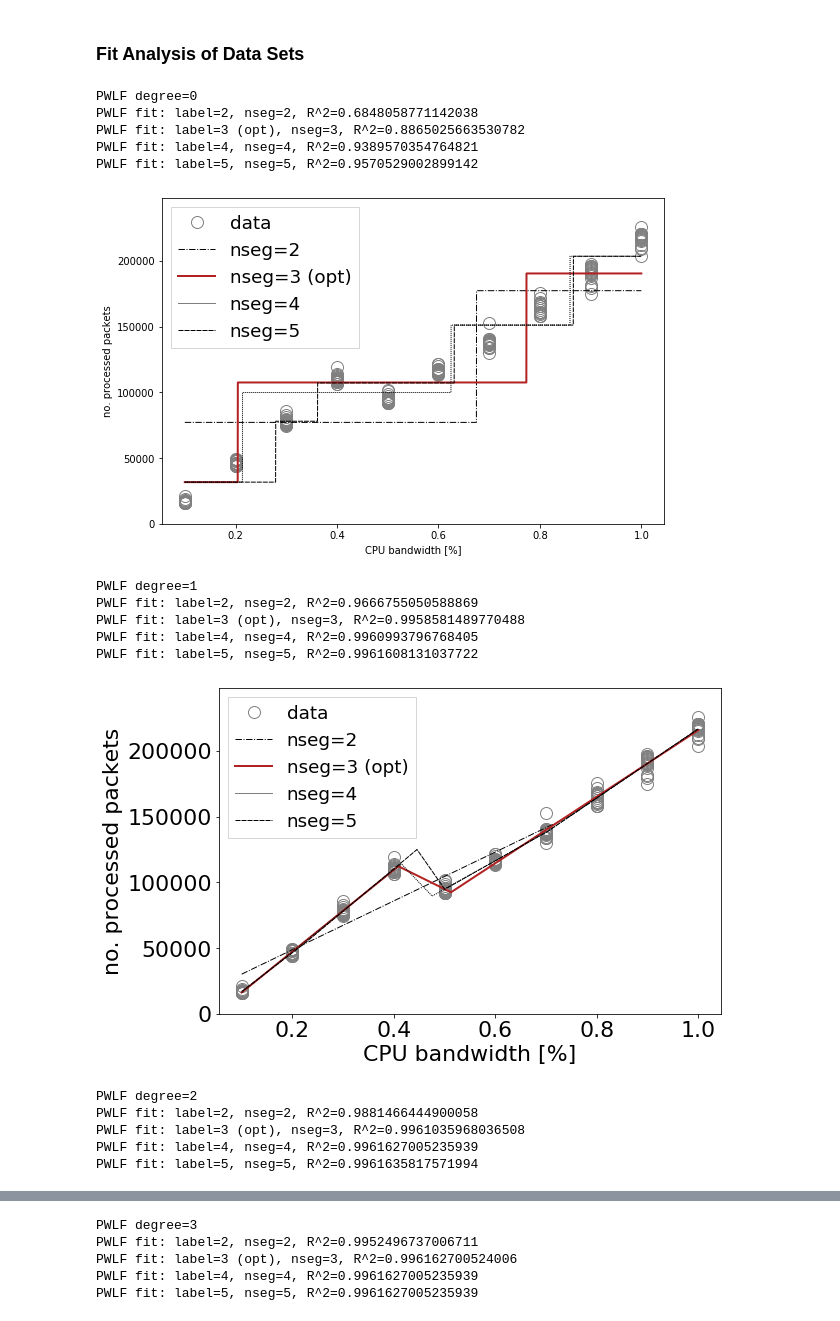
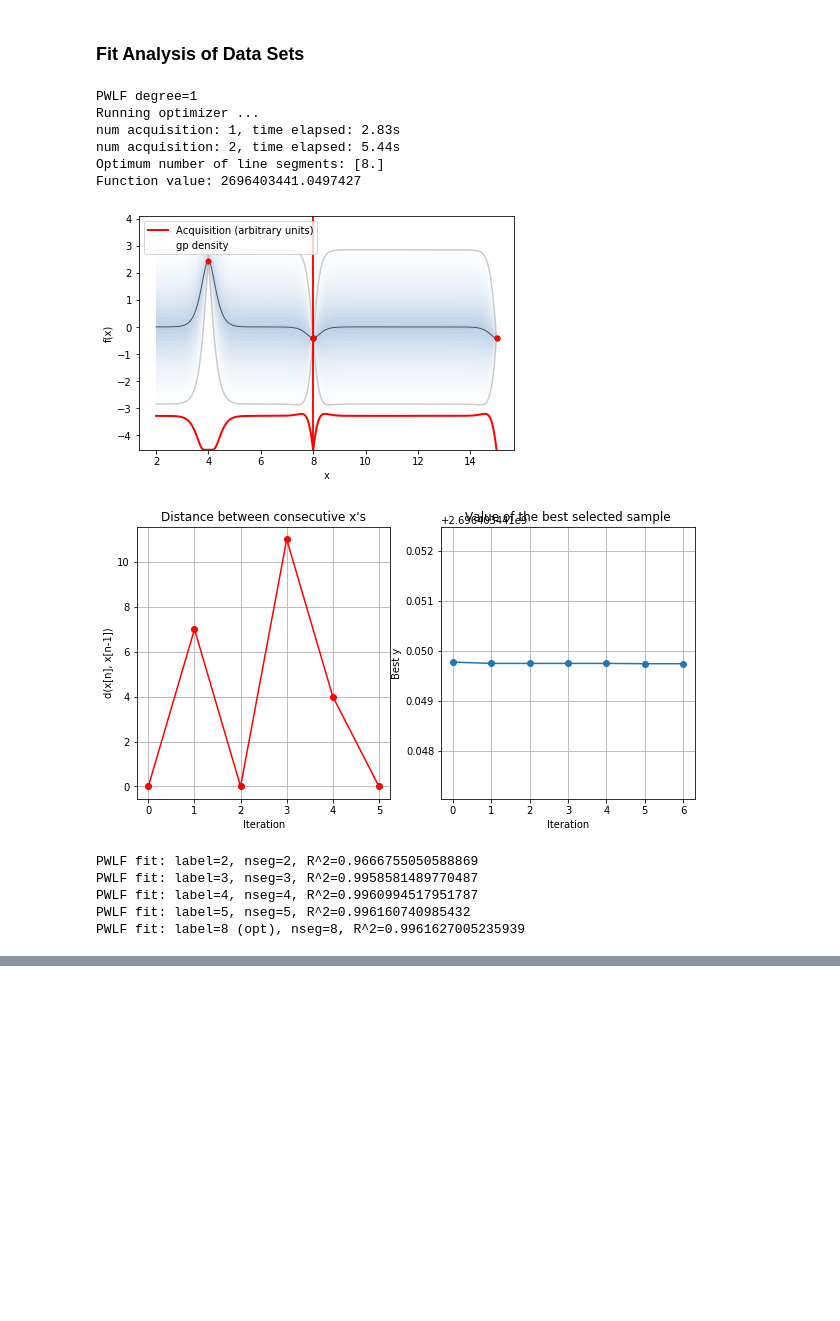
Before and after one commit to sndzoo/analysis, a Jupyter notebook: piecewise_linear_approx_analysis.ipynb, the cells around one changed output, grey strips where cells are left out. Drawn from its saved outputs; the diff is of its cells as text; code cells hidden in the pictures; blank space fills up the shorter version.

Commit message:
Added first approach of segment number optimization
Signed-off-by: peusterm <manuel.peuster@uni-paderborn.de>

```diff
--- a/piecewise_linear_approx_analysis.ipynb
+++ b/piecewise_linear_approx_analysis.ipynb
@@ -409,35 +438,41 @@ def analyse_fits(data, x_col, y_col, name="unnamed", x_label="x-axis", y_label="
     - Shows fit with multiple lines (1-n segments + opt. segment (solid, bold)) in a single plot
     - Creates multiple plots for different degrees
     """
-    # TODO style the plots
-    # TODO compute optimal number of segments (and add/mark it in the segments dict)
-    # define parameters to plot
-    segments = {"2": 2, "3 (opt)": 3, "4": 4, "5": 5}
-    degrees = [0, 1, 2, 3]
+    # iterate over different degrees (one plot per degree)
+    for degree in [1]:
+        print("PWLF degree={}".format(degree))
+        # create a PWLF object and get raw input data
+        x, y, f = new_pwlf(data, x_col, y_col, degree=degree)
 
-    # iterate over different degrees (one plot per degree)
-    for deg in degrees:
-        print("PWLF degree={}".format(deg))
+        # compute optimal number of segments (and add/mark it in the segments dict)
+        segments = {"2": 2, "3": 3, "4": 4, "5": 5}
+        opt_nseg = find_opt_nseg(f, x, y, max_seg=16, max_iter=30, plot_enabled=True, penalty=1e-6)
+        segments["{} (opt)".format(opt_nseg)] = opt_nseg
+
         # create figure
+        matplotlib.rcParams.update({'font.size': 22})
         fig, ax = plt.subplots(1, 1, figsize=(9, 6))
-        matplotlib.rcParams.update({'font.size': 22})
         # analyse for different no. segments
         for label, nseg in segments.items():
             lineargs = {"label": "nseg={}".format(label)}
             lineargs.update(get_lstyle(label))
+
+            # fit PWLF to the data
+            f.fit(nseg)
+
             # plot
-            x, y, f = plot_pwlf(data, x_col, y_col, ax=ax, nseg=nseg, degree=deg,
-                                points=(nseg==2),  # ensure points are only plotted once
-                                pointargs={"label": "data", "markersize": 12},
-                                lineargs=lineargs
-                               )
+            plot_pwlf(f, x, y, ax=ax,
+                      points=(nseg==2),  # ensure points are only plotted once
+                      pointargs={"label": "data", "markersize": 12},
+                      lineargs=lineargs
+                     )
             print("PWLF fit: label={}, nseg={}, R^2={}".format(label, nseg, f.r_squared()))
         # finalize plot
         ax.set_ylim(min(0.0, min(y)), np.max(y)*1.1)
         ax.set_xlabel(x_label)
         ax.set_ylabel(y_label)
         ax.legend(fancybox=False, shadow=False, fontsize="small")
-        plt.savefig("plots/analysis_fits_deg-{}_{}_{}_{}.pdf".format(deg, x_col, y_col, name), dpi=300, bbox_inches="tight")
+        plt.savefig("plots/analysis_fits_deg-{}_{}_{}_{}.pdf".format(degree, x_col, y_col, name), dpi=300, bbox_inches="tight")
         plt.show()
         plt.close()
 # %%
@@ -450,22 +485,18 @@ def analyse_errors(data, x_col, y_col):
 ### Fit Analysis of Data Sets
 # %%
 d = select(dfs[0].copy(), {"flow_size": 0, "ruleset": 2, "memory": 256})
-analyse_fits(d, "cpu_bw", "ids_pkts", name="ds-sec01", x_label="CPU bandwidth [%]", y_label="no. processed packets")
+analyse_fits(d, "cpu_bw", "ids_pkts", name="ds-sec01", x_label="CPU bandwidth [%]", y_label="processed packets")
 # %% [output]
-PWLF degree=0
-PWLF fit: label=2, nseg=2, R^2=0.6848058771142038
-PWLF fit: label=3 (opt), nseg=3, R^2=0.8865025663530782
-PWLF fit: label=4, nseg=4, R^2=0.9389570354764821
-PWLF fit: label=5, nseg=5, R^2=0.9570529002899142
+PWLF degree=1
+Running optimizer ...
+num acquisition: 1, time elapsed: 2.83s
+num acquisition: 2, time elapsed: 5.44s
+Optimum number of line segments: [8.]
+Function value: 2696403441.0497427
-[figure, old version]
+[figure, new version]
+[figure, new version]
-PWLF degree=1
 PWLF fit: label=2, nseg=2, R^2=0.9666755050588869
-PWLF fit: label=3 (opt), nseg=3, R^2=0.9958581489770488
-PWLF fit: label=4, nseg=4, R^2=0.9960993796768405
-PWLF fit: label=5, nseg=5, R^2=0.9961608131037722
+PWLF fit: label=3, nseg=3, R^2=0.9958581489770487
+PWLF fit: label=4, nseg=4, R^2=0.9960994517951787
+PWLF fit: label=5, nseg=5, R^2=0.996160740985432
+PWLF fit: label=8 (opt), nseg=8, R^2=0.9961627005235939
-[figure, old version]
-PWLF degree=2
-PWLF fit: label=2, nseg=2, R^2=0.9881466444900058
-PWLF fit: label=3 (opt), nseg=3, R^2=0.9961035968036508
-PWLF fit: label=4, nseg=4, R^2=0.9961627005235939
-PWLF fit: label=5, nseg=5, R^2=0.9961635817571994
@@ -473,5 +503,0 @@ PWLF fit: label=5, nseg=5, R^2=0.9961635817571994
-PWLF degree=3
-PWLF fit: label=2, nseg=2, R^2=0.9952496737006711
-PWLF fit: label=3 (opt), nseg=3, R^2=0.996162700524006
-PWLF fit: label=4, nseg=4, R^2=0.9961627005235939
-PWLF fit: label=5, nseg=5, R^2=0.9961627005235939
```
Also changed, not shown: parts of 10 cells of this notebook, 12 other files.
